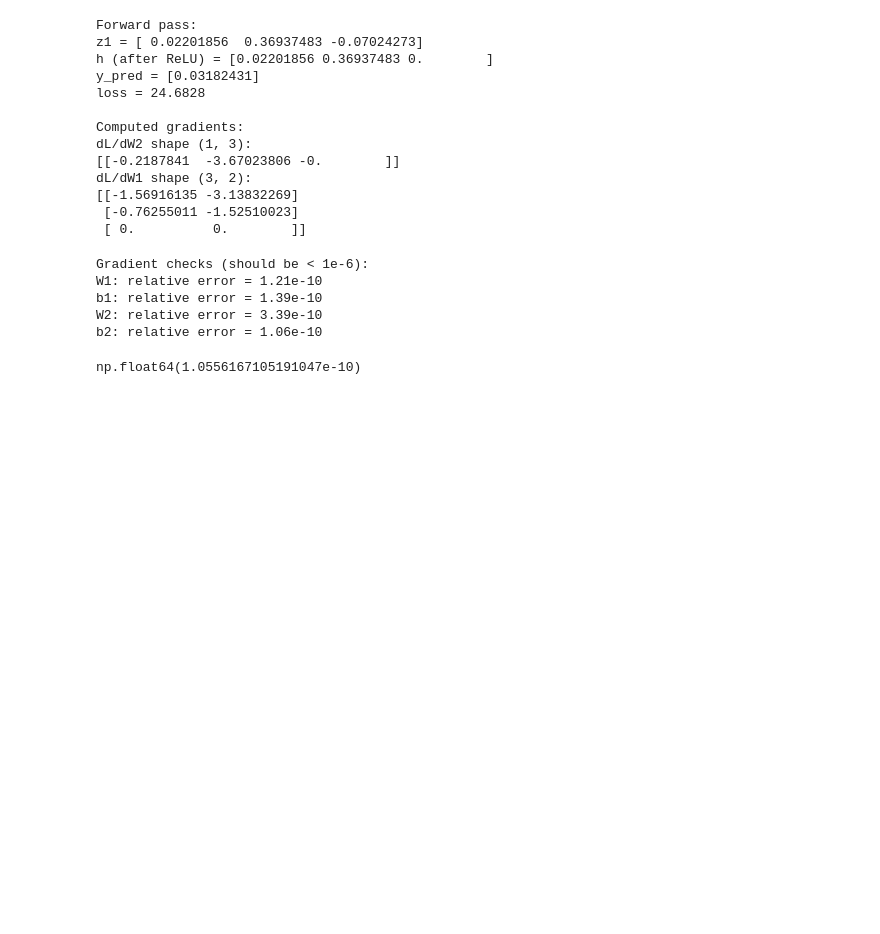
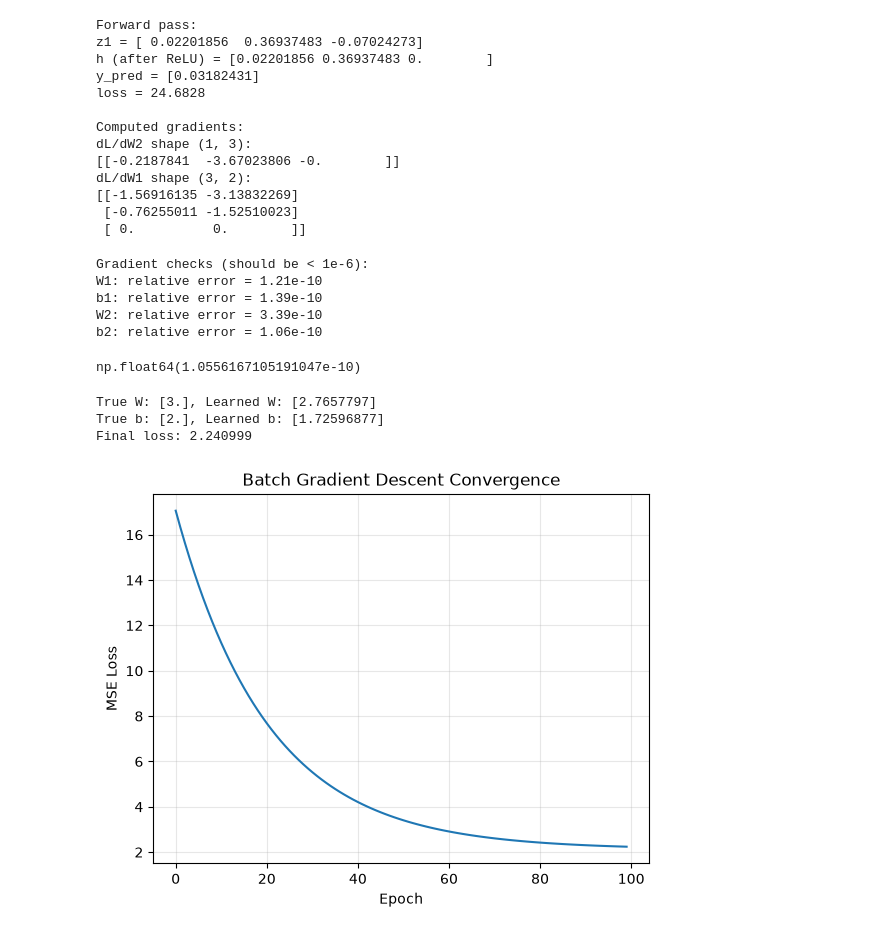
Before and after one commit to Girish011/aifromscratch_code, a Jupyter notebook: 1.2_calculus_optimization.ipynb, the cells around one changed output. Saved outputs shown, nothing was run; the diff lists cells and outputs as text; code cells hidden in the pictures; blank space fills up the shorter version.

Commit message:
Day 2: Derivatives, backprop, gradient descent family, PCA, numerical stability

```diff
--- a/1.2_calculus_optimization.ipynb
+++ b/1.2_calculus_optimization.ipynb
@@ -254,3 +254,62 @@ b1: relative error = 1.39e-10
 W2: relative error = 3.39e-10
 b2: relative error = 1.06e-10
 np.float64(1.0556167105191047e-10)
+# %%
+# GRADIENT DESCENT FAMILY
+
+# Batch Gradient Descent on Linear Regression
+# Generate synthetic data: y = 3x + 2 + noise
+
+np.random.seed(123)
+n_samples = 100
+X = np.random.randn(n_samples, 1)
+true_w = np.array([[3.0]])
+true_b = np.array([2.0])
+y = X @ true_w + true_b + np.random.randn(n_samples, 1) * 1.5
+
+# Initialize parameters
+W = np.random.randn(1, 1) * 0.1
+b = np.zeros(1)
+lr = 0.01
+n_epochs = 100
+losses = []
+
+for epoch in range(n_epochs):
+    # Forward: y_pred = X @ W + b
+    y_pred = X @ W + b
+
+    # MSE loss
+    loss = np.mean((y_pred - y)**2)
+    losses.append(loss)
+
+    # Gradients (derived analytically)
+    # dL/dW = (2/n) * X^T @ (y_pred - y)
+    dW = (2 / n_samples) * X.T @ (y_pred - y)
+    db = (2 / n_samples) * np.sum(y_pred - y)
+
+    # Update
+    W -= lr * dW
+    b -= lr * db
+
+print(f"True W: {true_w.flatten()}, Learned W: {W.flatten()}")
+print(f"True b: {true_b}, Learned b: {b}")
+print(f"Final loss: {loss:.6f}")
+
+plt.plot(losses)
+plt.xlabel('Epoch')
+plt.ylabel('MSE Loss')
+plt.title('Batch Gradient Descent Convergence')
+plt.grid(True, alpha=0.3)
+plt.show()
+
+# MSE = Mean Squared Error.
+# For each sample, take prediction minus true value, square it, then average:
+# In code:
+# loss = np.mean((y_pred - y)**2)
+# Squaring makes all errors positive and penalizes big mistakes more
+# Mean averages over all samples
+# %% [output]
+True W: [3.], Learned W: [2.7657797]
+True b: [2.], Learned b: [1.72596877]
+Final loss: 2.240999
+[figure, added]
```
Also changed, not shown: parts of 10 cells of this notebook.
